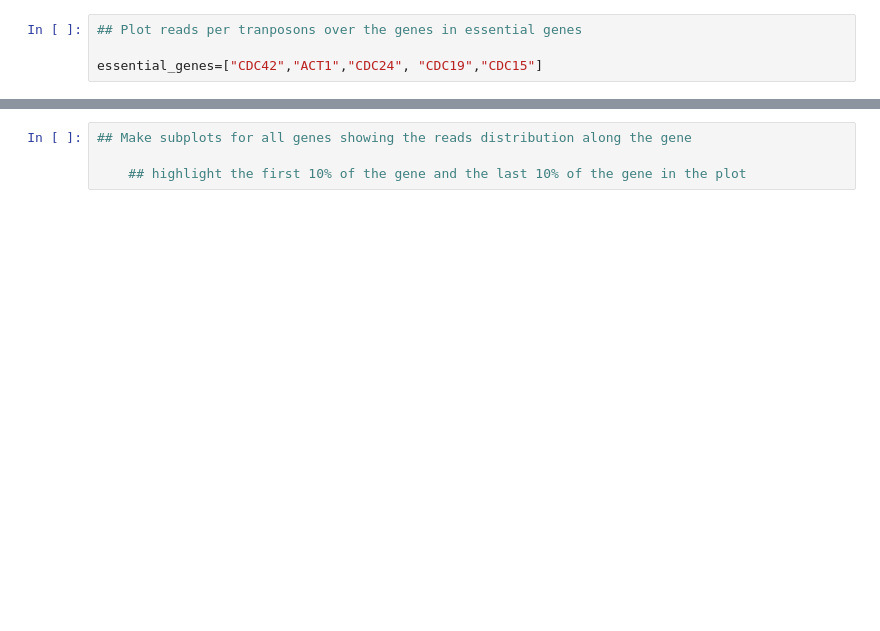
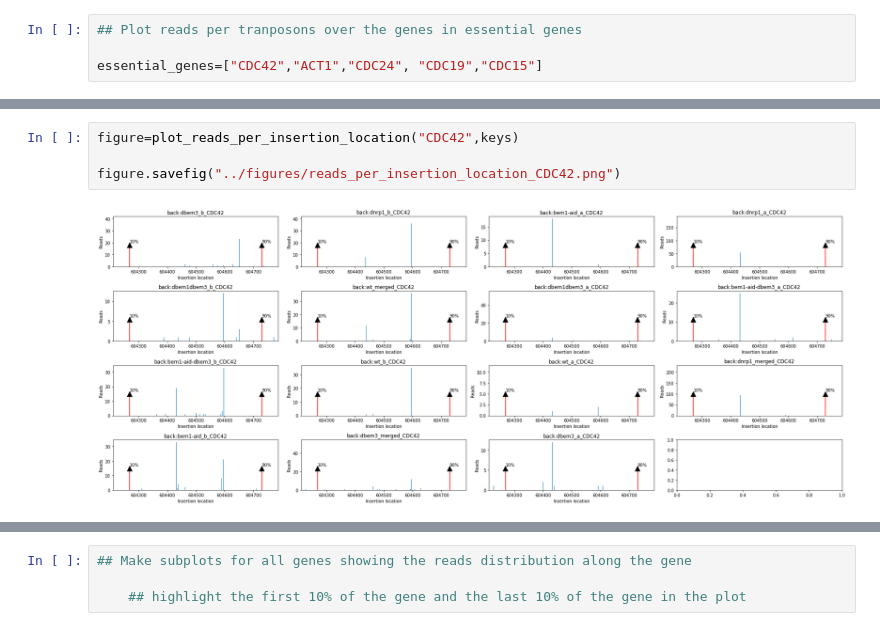
Before and after one commit to SATAY-LL/comparative-analysis-among-strains, a Jupyter notebook: src/analysis_individual_genes.ipynb, the cells around one changed output, grey strips where cells are left out. Saved outputs shown, nothing was run; the diff lists cells and outputs as text; blank space fills up the shorter version.

```diff
--- a/src/analysis_individual_genes.ipynb
+++ b/src/analysis_individual_genes.ipynb
@@ -68,0 +149,6 @@ length_10_last=0.9*length
+# %%
+figure=plot_reads_per_insertion_location("CDC42",keys)
+
+figure.savefig("../figures/reads_per_insertion_location_CDC42.png")
+# %% [output]
+[figure, added]
```
Also changed, not shown: parts of 6 cells of this notebook.
